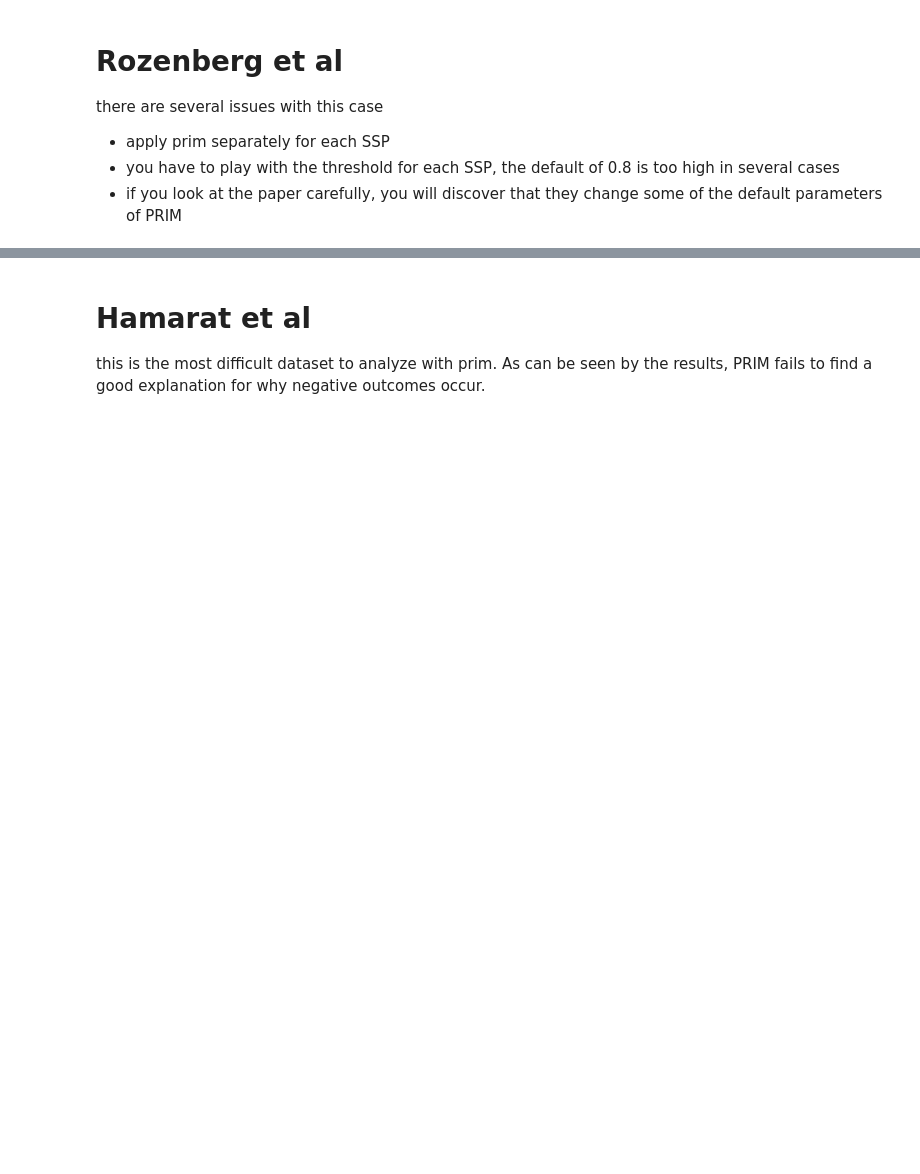
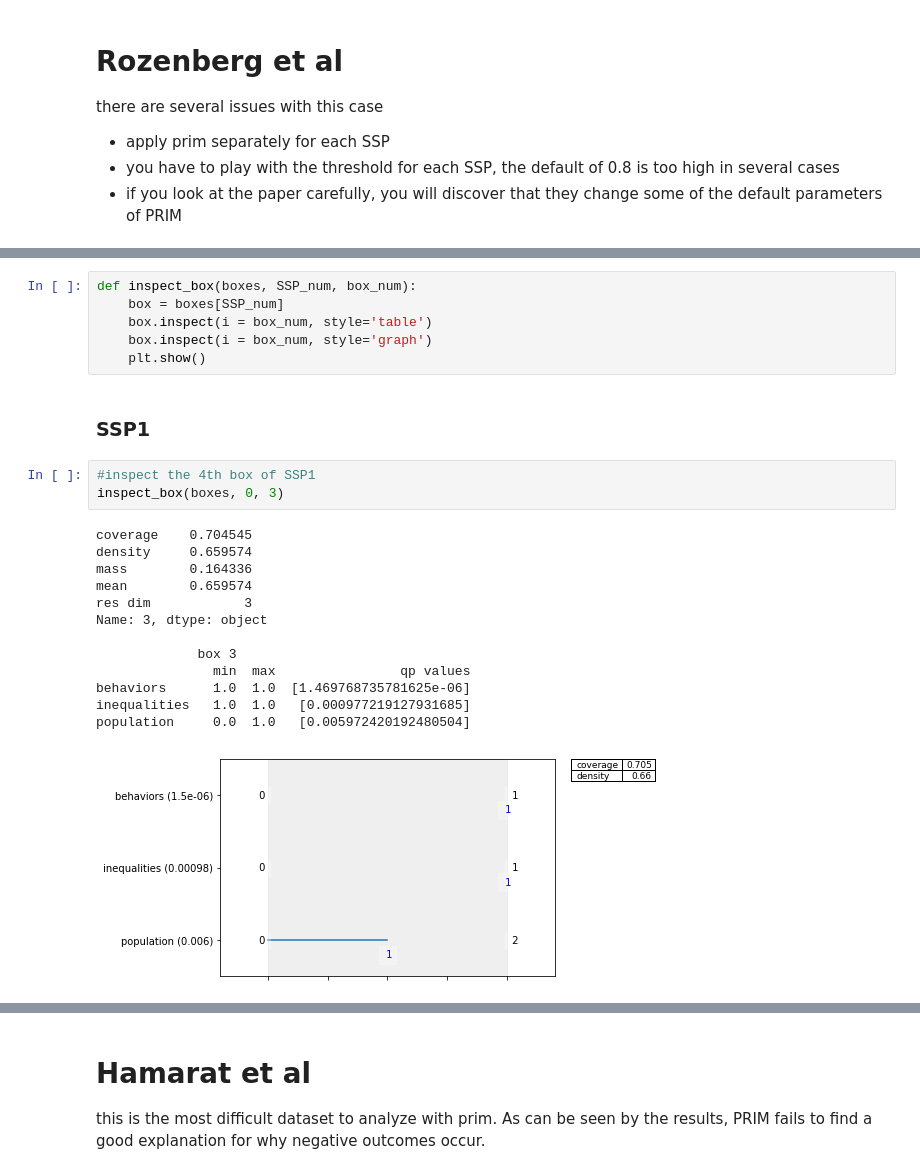
Before and after one commit to yuvenious/epa1361_titan, a Jupyter notebook: week_3/scenario_discovery_assignment.ipynb, the cells around one changed output, grey strips where cells are left out. Saved outputs shown, nothing was run; the diff lists cells and outputs as text; blank space fills up the shorter version.

```diff
--- a/week_3/scenario_discovery_assignment.ipynb
+++ b/week_3/scenario_discovery_assignment.ipynb
@@ -151,0 +237,25 @@ there are several issues with this case
+# %%
+def inspect_box(boxes, SSP_num, box_num):
+    box = boxes[SSP_num]
+    box.inspect(i = box_num, style='table')
+    box.inspect(i = box_num, style='graph')
+    plt.show()
+# %% [markdown]
+### SSP1
+# %%
+#inspect the 4th box of SSP1
+inspect_box(boxes, 0, 3)
+# %% [output]
+coverage    0.704545
+density     0.659574
+mass        0.164336
+mean        0.659574
+res dim            3
+Name: 3, dtype: object
+
+             box 3
+               min  max                qp values
+behaviors      1.0  1.0  [1.469768735781625e-06]
+inequalities   1.0  1.0   [0.000977219127931685]
+population     0.0  1.0   [0.005972420192480504]
+[figure, added]
```
Also changed, not shown: parts of 30 cells of this notebook, 1 other file.
